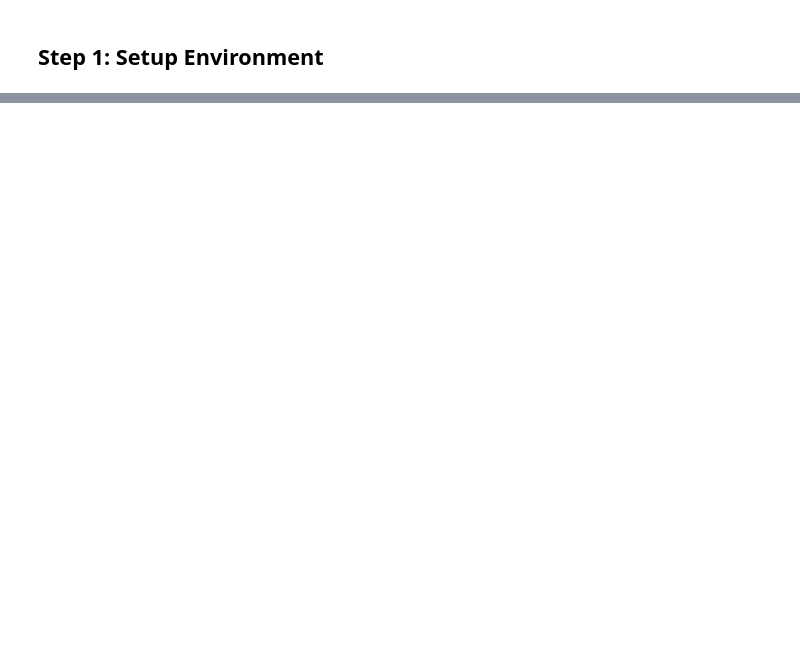
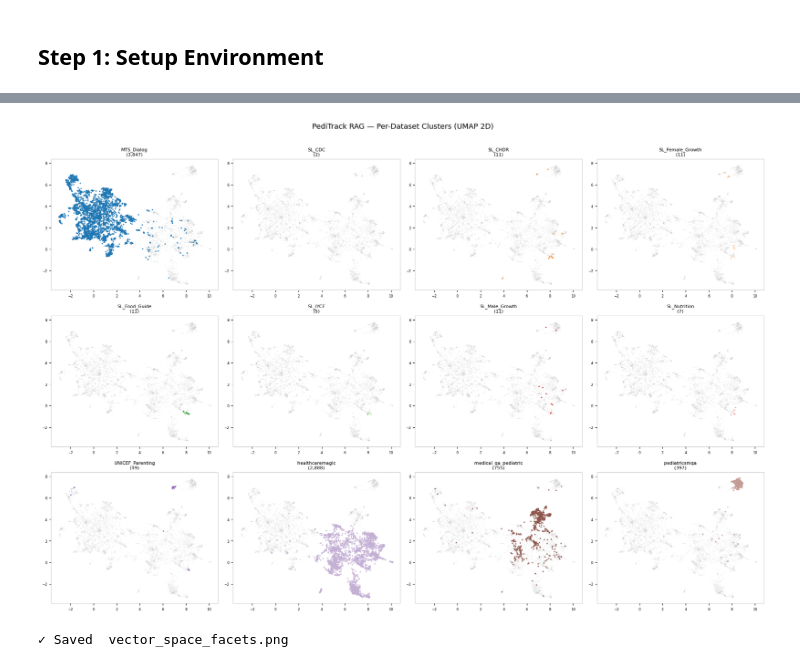
Before and after one commit to rachcha2002/research-project-25-26j-442, a Jupyter notebook: services/peditrack-rag-service/colab_gpu_ingestion/GPU_Ingestion.ipynb, the cells around one changed output, grey strips where cells are left out. Cells and saved outputs as stored; diff of their text form; code cells hidden in the pictures; blank space fills up the shorter version.

```diff
--- a/services/peditrack-rag-service/colab_gpu_ingestion/GPU_Ingestion.ipynb
+++ b/services/peditrack-rag-service/colab_gpu_ingestion/GPU_Ingestion.ipynb
@@ -191,0 +441,19 @@ Your vector store has been created with GPU acceleration and is ready to downloa
+# %%
+import faiss
+import numpy as np
+import torch
+
+index_cpu = faiss.IndexFlatL2(embedding_dim)
+
+# Move index to GPU if available
+if torch.cuda.is_available():
+    res = faiss.StandardGpuResources()
+    index = faiss.index_cpu_to_gpu(res, 0, index_cpu)
+    print("✓ FAISS index on GPU")
+else:
+    index = index_cpu
+    print("⚠️ FAISS index on CPU (no GPU found)")
+
+metadata_list = []
+dataset_labels = []
+print(f"✓ FAISS index created (dimension: {embedding_dim})")
@@ -191,0 +870,43 @@ Your vector store has been created with GPU acceleration and is ready to downloa
+# %%
+import math
+
+n    = len(unique_labels_sorted)
+cols = 4
+rows = math.ceil(n / cols)
+
+fig2, axes = plt.subplots(rows, cols, figsize=(cols * 4.5, rows * 4))
+fig2.patch.set_facecolor('white')
+axes_flat = axes.flatten() if hasattr(axes, 'flatten') else [axes]
+
+# faint background of all points
+for ax in axes_flat:
+    ax.set_facecolor('white')
+    ax.scatter(embedding_2d[:, 0], embedding_2d[:, 1],
+               c='#cccccc', s=1, alpha=0.4, linewidths=0)
+
+for i, lbl in enumerate(unique_labels_sorted):
+    ax   = axes_flat[i]
+    mask = sample_labels == lbl
+    ax.scatter(
+        embedding_2d[mask, 0], embedding_2d[mask, 1],
+        c=[color_map[lbl]], s=6, alpha=0.85, linewidths=0
+    )
+    ax.set_title(f"{lbl}\n({mask.sum():,})", color='black', fontsize=8)
+    ax.tick_params(colors='black', labelsize=6)
+    for spine in ax.spines.values():
+        spine.set_edgecolor('#cccccc')
+
+# hide unused subplots
+for j in range(i + 1, len(axes_flat)):
+    axes_flat[j].set_visible(False)
+
+fig2.suptitle('PediTrack RAG — Per-Dataset Clusters (UMAP 2D)',
+              color='black', fontsize=13, y=1.01)
+plt.tight_layout()
+plt.savefig('vector_space_facets.png', dpi=150, bbox_inches='tight',
+            facecolor='white')
+plt.show()
+print("✓ Saved  vector_space_facets.png")
+# %% [output]
+[figure, added]
+✓ Saved  vector_space_facets.png
```
Also changed, not shown: parts of 50 cells of this notebook, 20 other files.
